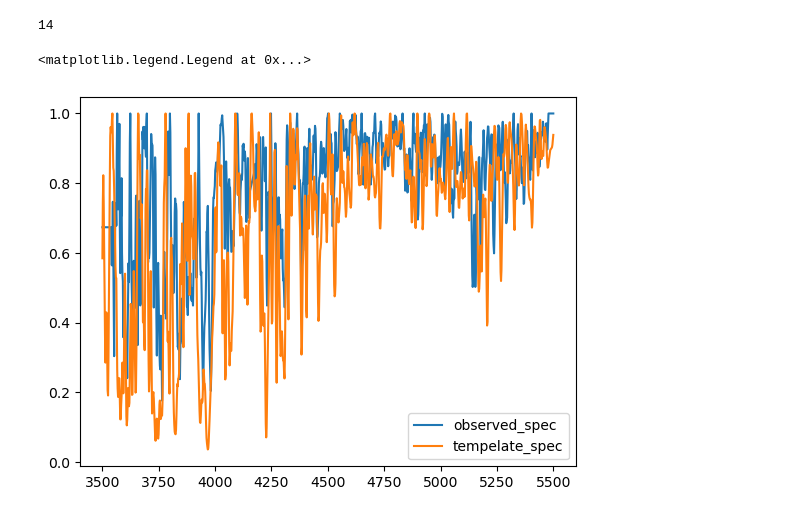
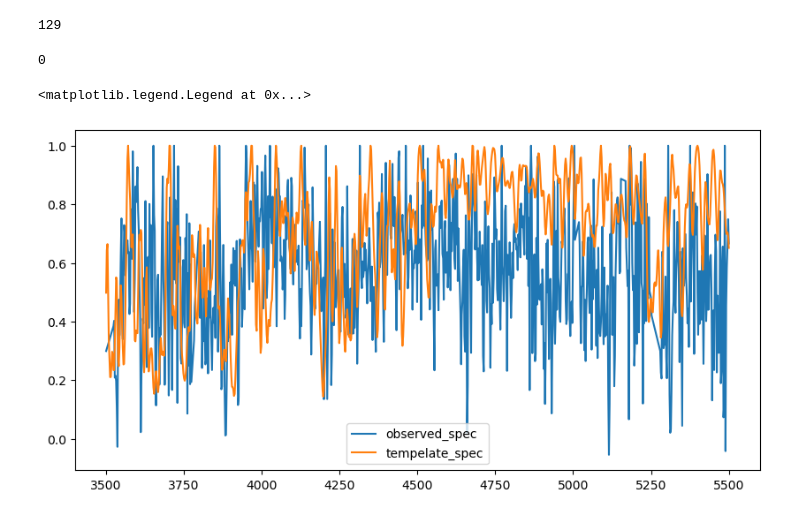
Before and after one commit to Galactic-Archaeology-Lab/het_cannon_projects, a Jupyter notebook: nachiket/tmplt_rv_correction.ipynb, the cells around one changed output. Cells and saved outputs as stored; diff of their text form; code cells hidden in the pictures.

```diff
--- a/nachiket/tmplt_rv_correction.ipynb
+++ b/nachiket/tmplt_rv_correction.ipynb
@@ -25,19 +21,18 @@ WARNING: UnitsWarning: ''dex'' did not parse as fits unit: At col 0, Unit ''dex'
 # %%
-observed_specs = spec_data["spec_norm"]
+observed_specs = np.array(spec_data["spec_norm"])
 observed_wavelengths = np.linspace(3500,5500,len(observed_specs[0]))
 
-tmplt_specs = tmplt_data["norm_specs"]
-tmplt_wavelengths = tmplt_data["wavelengths"]
-
-refit_tmplt_spec_arr = tmplt_data["refit_tmplt"]
+norm_tmplt_specs = np.array(tmplt_data["norm_specs"])
 # %%
-def chi_sq(observed_spectra,tmplt_specs):
-    min_score = 10000000
+def chi_sq(observed_spectra,norm_tmplt_specs,err):
+    min_score = np.inf
     min_idx = None
-    for i,refit_tmplt_spec in enumerate(tmplt_specs):
+    scores = []
+    for i,refit_tmplt_spec in enumerate(norm_tmplt_specs):
         numerator = (observed_spectra-refit_tmplt_spec)**2
-        denominator = refit_tmplt_spec**2
+        denominator = np.sqrt(err)
         chi_sq_score = np.sum(numerator/denominator)
+        scores.append(chi_sq_score)
         if chi_sq_score < min_score:
             min_score = chi_sq_score
             min_idx = i
@@ -45,21 +40,39 @@ def chi_sq(observed_spectra,tmplt_specs):
     return min_idx
 
 min_score_idx = []
+counter = 0
+
 for observed_spec in tqdm(observed_specs):
-    idx = chi_sq(observed_spec,refit_tmplt_spec_arr)
+    err = np.array(spec_data["updated_var"][counter])
+    idx = chi_sq(observed_spec,norm_tmplt_specs,err)
     min_score_idx.append(idx)
+    counter += 1
 
 min_score_idx = np.array(min_score_idx)
 len(set(min_score_idx))
+
+#plot of chi sq dist
+#plot the spectra (w/error) and max/min chi2 template
 # %% [output]
-14
+129
+# %%
+errs = np.array(spec_data["updated_var"])
+counter = 0
+for obj in errs:
+    if True in np.isnan(obj):
+        counter += 1
+counter
+# %% [output]
+0
 # %%
-obs_wav = np.linspace(3500,5500,1036)
+obs_wav = np.linspace(3500,5500,936)
+plt.figure(figsize=(10,5))
+ex_idx = 1401
 
-plt.plot(obs_wav,observed_specs[0],label="observed_spec")
-plt.plot(obs_wav,tmplt_specs[min_score_idx[0]],label="tempelate_spec")
+plt.plot(obs_wav,observed_specs[ex_idx],label="observed_spec")
+plt.plot(obs_wav,norm_tmplt_specs[min_score_idx[ex_idx]],label="tempelate_spec")
 plt.legend()
 # %% [output]
 <matplotlib.legend.Legend at 0x...>
-[figure, old version]
+[figure, new version]
 # %%
```
Also changed, not shown: parts of 10 cells of this notebook, 2 other files.
